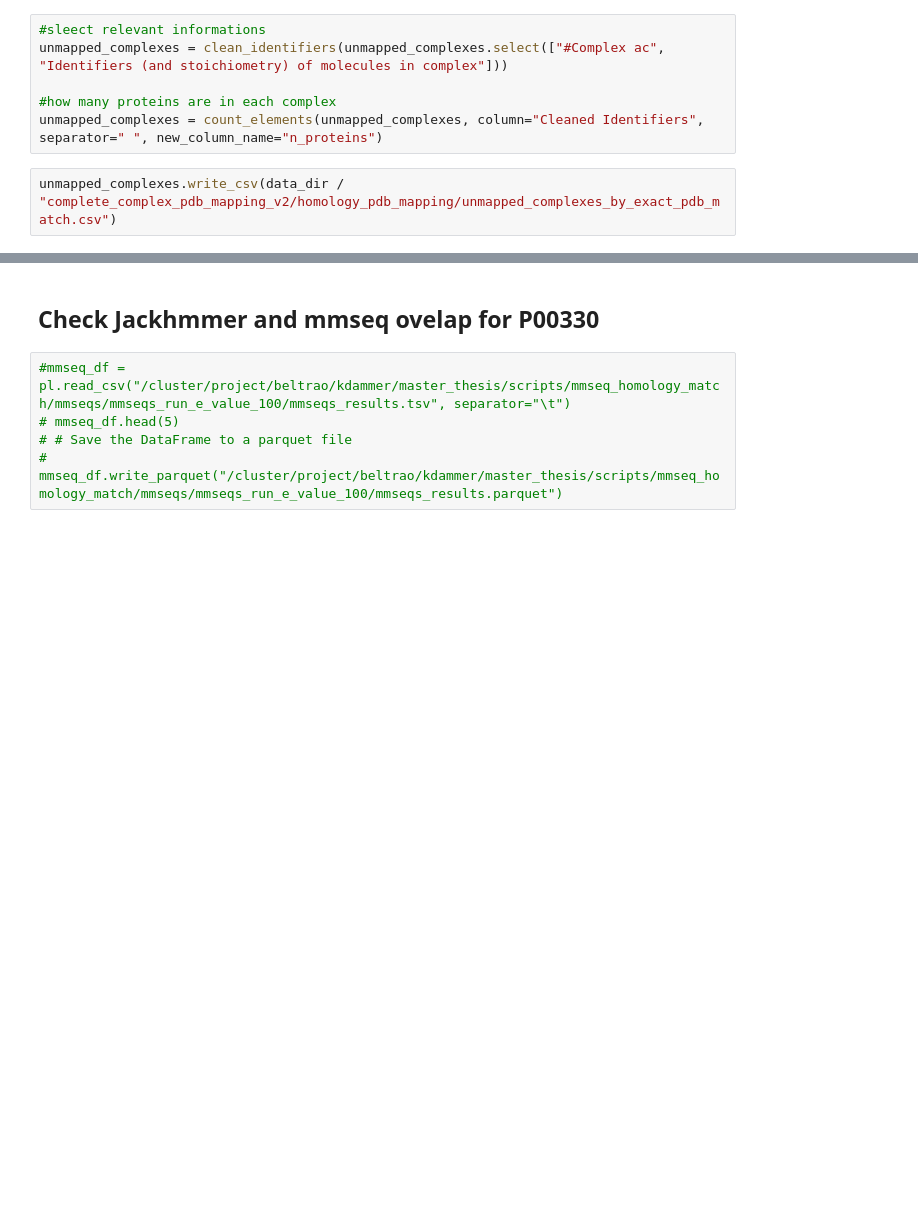
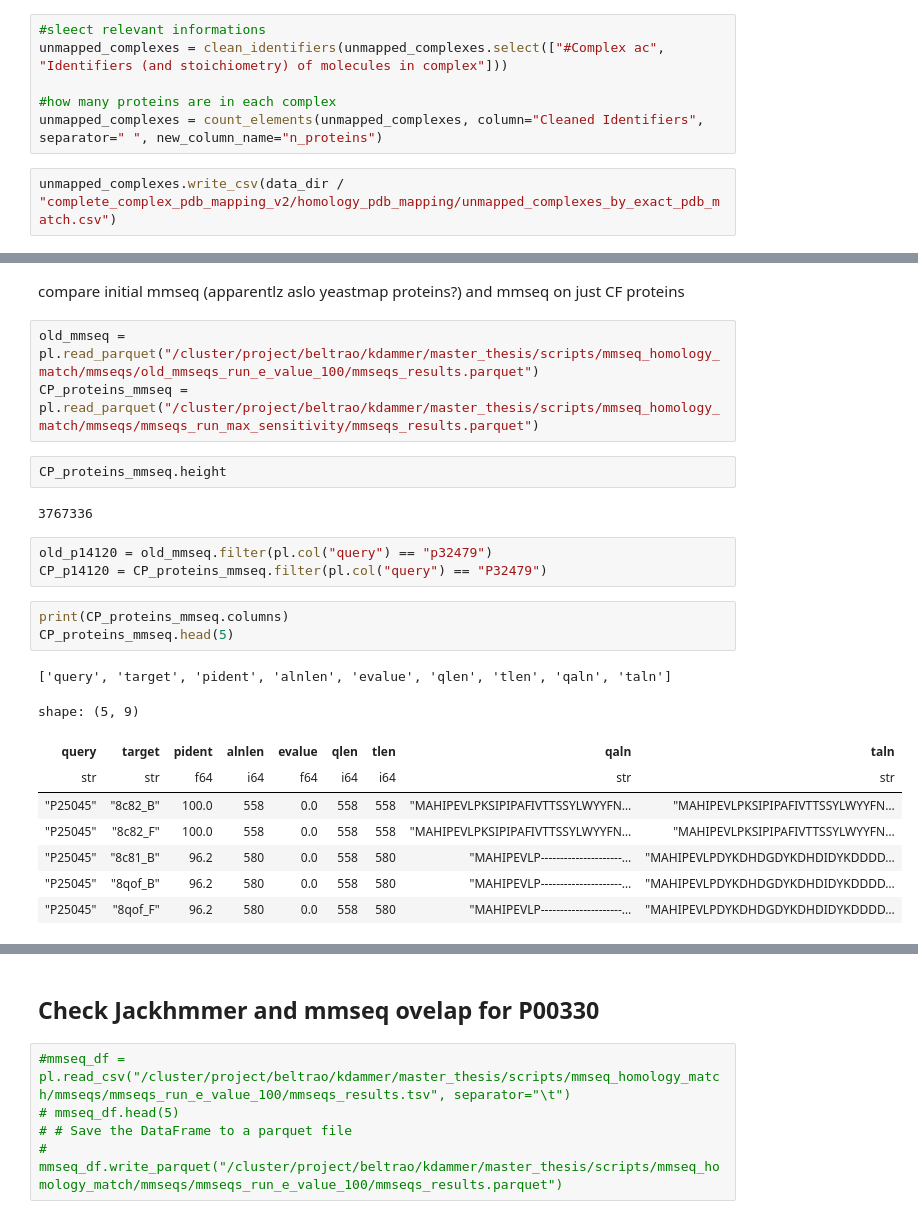
Before and after one commit to Kim-Dammer/master_thesis, a Jupyter notebook: notebooks/07_preparing_Complex_to_pdb_mapping.ipynb, the cells around one changed output, grey strips where cells are left out. Saved outputs shown, nothing was run; the diff lists cells and outputs as text; blank space fills up the shorter version.

```diff
--- a/notebooks/07_preparing_Complex_to_pdb_mapping.ipynb
+++ b/notebooks/07_preparing_Complex_to_pdb_mapping.ipynb
@@ -169,0 +216,25 @@ unmapped_complexes.write_csv(data_dir / "complete_complex_pdb_mapping_v2/homolog
+# %% [markdown]
+compare initial mmseq (apparentlz aslo yeastmap proteins?) and mmseq on just CF proteins
+# %%
+old_mmseq = pl.read_parquet("/cluster/project/beltrao/kdammer/master_thesis/scripts/mmseq_homology_match/mmseqs/old_mmseqs_run_e_value_100/mmseqs_results.parquet")
+CP_proteins_mmseq = pl.read_parquet("/cluster/project/beltrao/kdammer/master_thesis/scripts/mmseq_homology_match/mmseqs/mmseqs_run_max_sensitivity/mmseqs_results.parquet")
+# %%
+CP_proteins_mmseq.height
+# %% [output]
+3767336
+# %%
+old_p14120 = old_mmseq.filter(pl.col("query") == "p32479")
+CP_p14120 = CP_proteins_mmseq.filter(pl.col("query") == "P32479")
+# %%
+print(CP_proteins_mmseq.columns)
+CP_proteins_mmseq.head(5)
+# %% [output]
+['query', 'target', 'pident', 'alnlen', 'evalue', 'qlen', 'tlen', 'qaln', 'taln']
+shape: (5, 9)
+| query | target | pident | alnlen | evalue | qlen | tlen | qaln | taln |
+| str | str | f64 | i64 | f64 | i64 | i64 | str | str |
+| "P25045" | "8c82_B" | 100.0 | 558 | 0.0 | 558 | 558 | "MAHIPEVLPKSIPIPAFIVTTSSYLWYYFN… | "MAHIPEVLPKSIPIPAFIVTTSSYLWYYFN… |
+| "P25045" | "8c82_F" | 100.0 | 558 | 0.0 | 558 | 558 | "MAHIPEVLPKSIPIPAFIVTTSSYLWYYFN… | "MAHIPEVLPKSIPIPAFIVTTSSYLWYYFN… |
+| "P25045" | "8c81_B" | 96.2 | 580 | 0.0 | 558 | 580 | "MAHIPEVLP---------------------… | "MAHIPEVLPDYKDHDGDYKDHDIDYKDDDD… |
+| "P25045" | "8qof_B" | 96.2 | 580 | 0.0 | 558 | 580 | "MAHIPEVLP---------------------… | "MAHIPEVLPDYKDHDGDYKDHDIDYKDDDD… |
+| "P25045" | "8qof_F" | 96.2 | 580 | 0.0 | 558 | 580 | "MAHIPEVLP---------------------… | "MAHIPEVLPDYKDHDGDYKDHDIDYKDDDD… |
```
Also changed, not shown: parts of 49 cells of this notebook, 10 other files.
